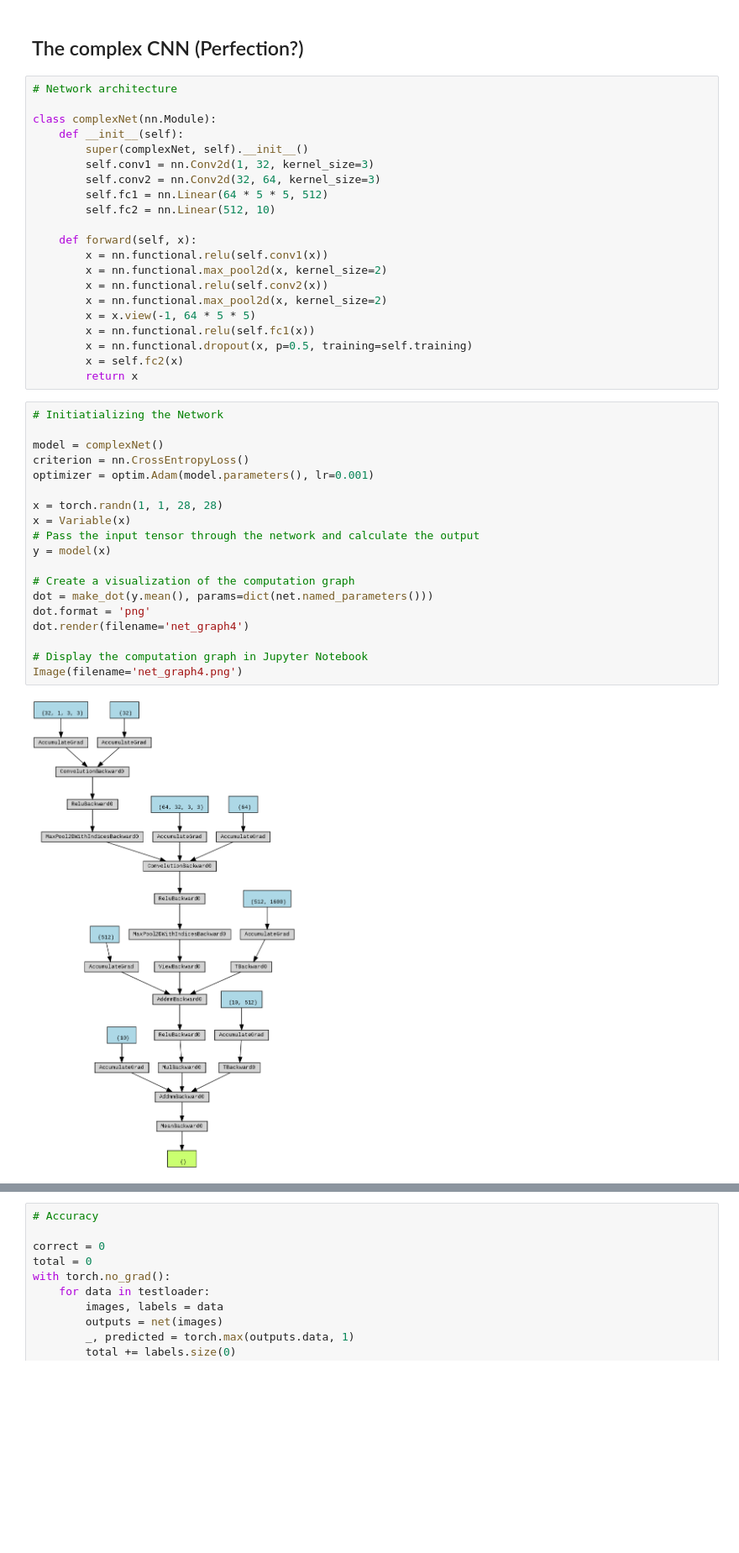
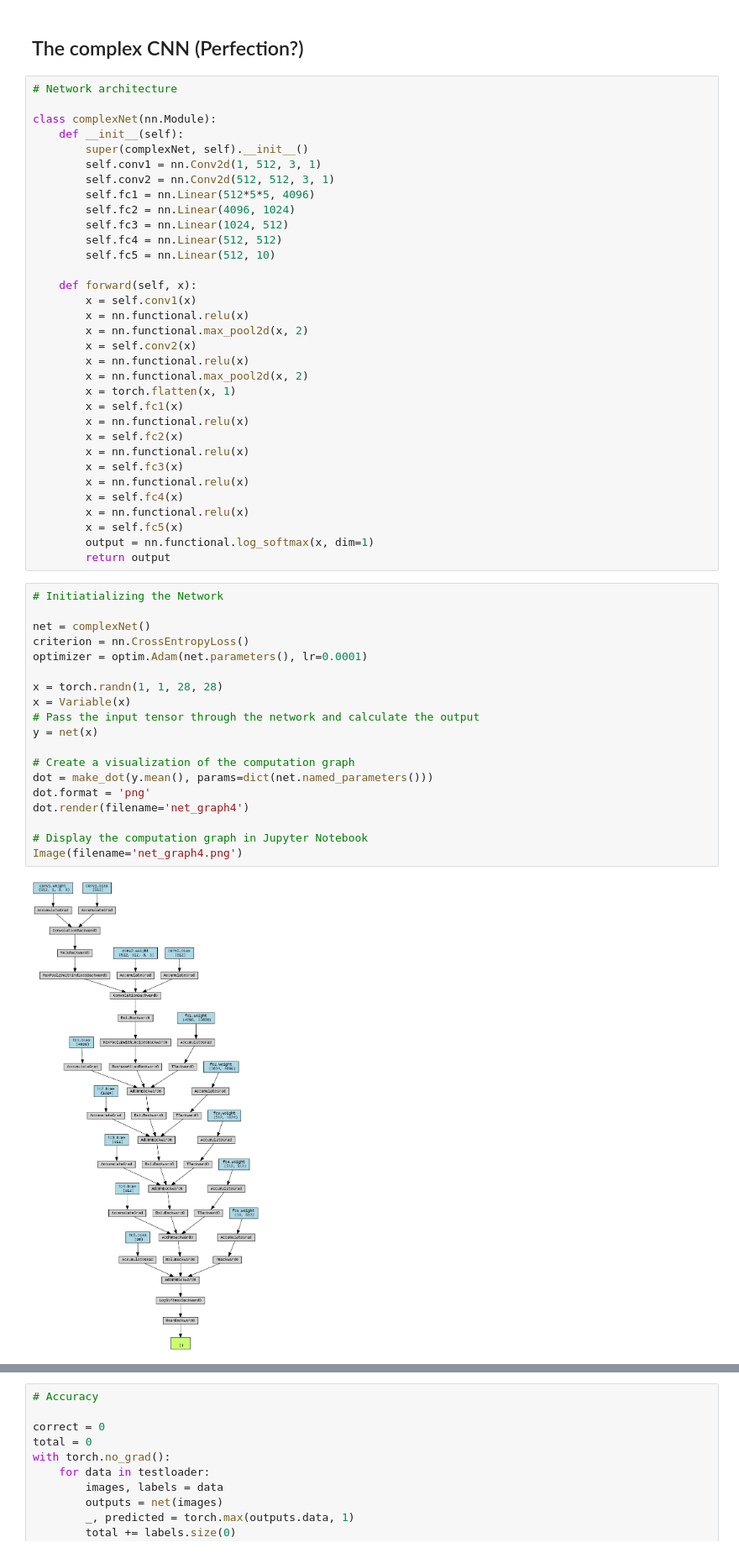
Before and after one commit to MultiX-Amsterdam/data-science-book-uva-2023, a Jupyter notebook: _build/jupyter_execute/docs/modules/image-data-module/tutorial-image-data-notebook.ipynb, the cells around one changed output, grey strips where cells are left out. Shown at 84% size. Cells and saved outputs as stored; diff of their text form; blank space fills up the shorter version.

```diff
--- a/_build/jupyter_execute/docs/modules/image-data-module/tutorial-image-data-notebook.ipynb
+++ b/_build/jupyter_execute/docs/modules/image-data-module/tutorial-image-data-notebook.ipynb
@@ -508,42 +513,54 @@ Surely this is about as good as it gets accuracy wise, or is it?
 class complexNet(nn.Module):
     def __init__(self):
         super(complexNet, self).__init__()
-        self.conv1 = nn.Conv2d(1, 32, kernel_size=3)
-        self.conv2 = nn.Conv2d(32, 64, kernel_size=3)
-        self.fc1 = nn.Linear(64 * 5 * 5, 512)
-        self.fc2 = nn.Linear(512, 10)
+        self.conv1 = nn.Conv2d(1, 512, 3, 1)
+        self.conv2 = nn.Conv2d(512, 512, 3, 1)
+        self.fc1 = nn.Linear(512*5*5, 4096)
+        self.fc2 = nn.Linear(4096, 1024)
+        self.fc3 = nn.Linear(1024, 512)
+        self.fc4 = nn.Linear(512, 512)
+        self.fc5 = nn.Linear(512, 10)
 
     def forward(self, x):
-        x = nn.functional.relu(self.conv1(x))
-        x = nn.functional.max_pool2d(x, kernel_size=2)
-        x = nn.functional.relu(self.conv2(x))
-        x = nn.functional.max_pool2d(x, kernel_size=2)
-        x = x.view(-1, 64 * 5 * 5)
-        x = nn.functional.relu(self.fc1(x))
-        x = nn.functional.dropout(x, p=0.5, training=self.training)
+        x = self.conv1(x)
+        x = nn.functional.relu(x)
+        x = nn.functional.max_pool2d(x, 2)
+        x = self.conv2(x)
+        x = nn.functional.relu(x)
+        x = nn.functional.max_pool2d(x, 2)
+        x = torch.flatten(x, 1)
+        x = self.fc1(x)
+        x = nn.functional.relu(x)
         x = self.fc2(x)
-        return x
+        x = nn.functional.relu(x)
+        x = self.fc3(x)
+        x = nn.functional.relu(x)
+        x = self.fc4(x)
+        x = nn.functional.relu(x)
+        x = self.fc5(x)
+        output = nn.functional.log_softmax(x, dim=1)
+        return output
 # %%
 # Initiatializing the Network
 
-model = complexNet()
+net = complexNet()
 criterion = nn.CrossEntropyLoss()
-optimizer = optim.Adam(model.parameters(), lr=0.001)
+optimizer = optim.Adam(net.parameters(), lr=0.0001)
 
 x = torch.randn(1, 1, 28, 28)
 x = Variable(x)
 # Pass the input tensor through the network and calculate the output
-y = model(x)
+y = net(x)
 
 # Create a visualization of the computation graph
 dot = make_dot(y.mean(), params=dict(net.named_parameters()))
 dot.format = 'png'
 dot.render(filename='net_graph4')
 
 # Display the computation graph in Jupyter Notebook
 Image(filename='net_graph4.png')
 # %% [output]
-[figure, old version]
+[figure, new version]
 # %%
 # Training
 
```
Also changed, not shown: parts of 16 cells of this notebook, 20 other files.
